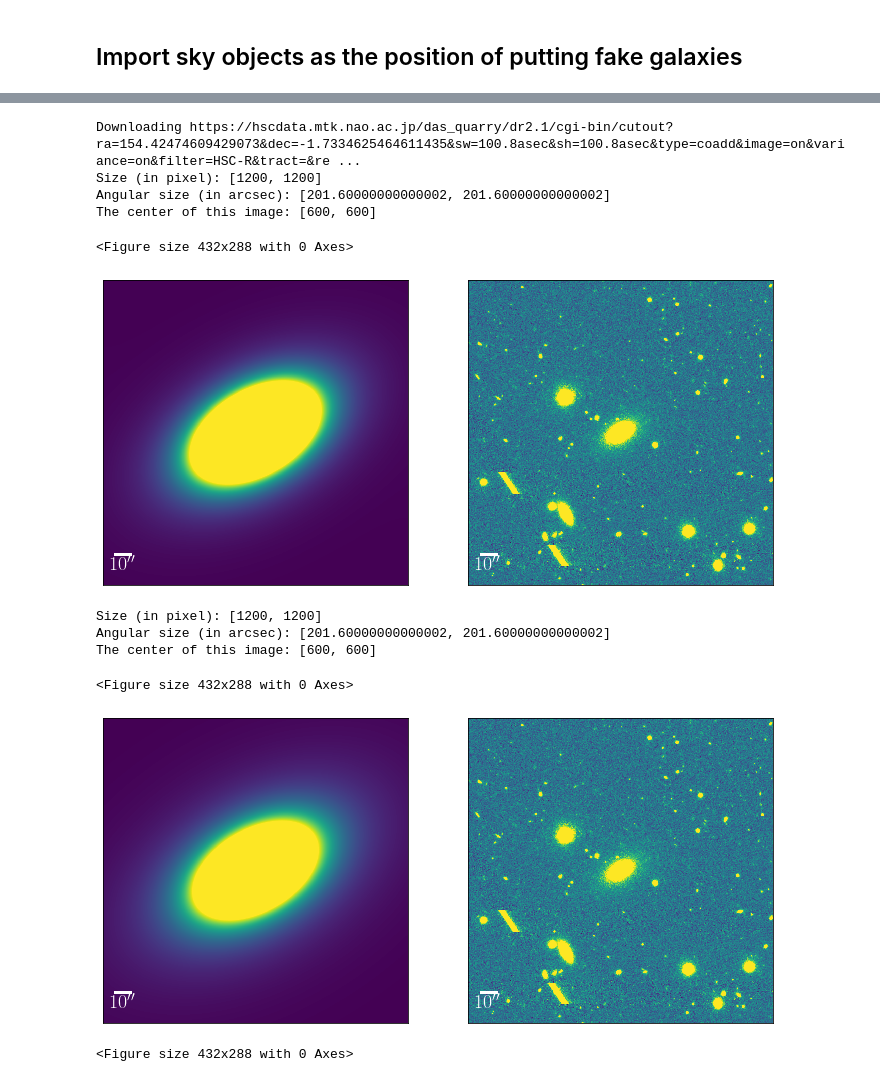
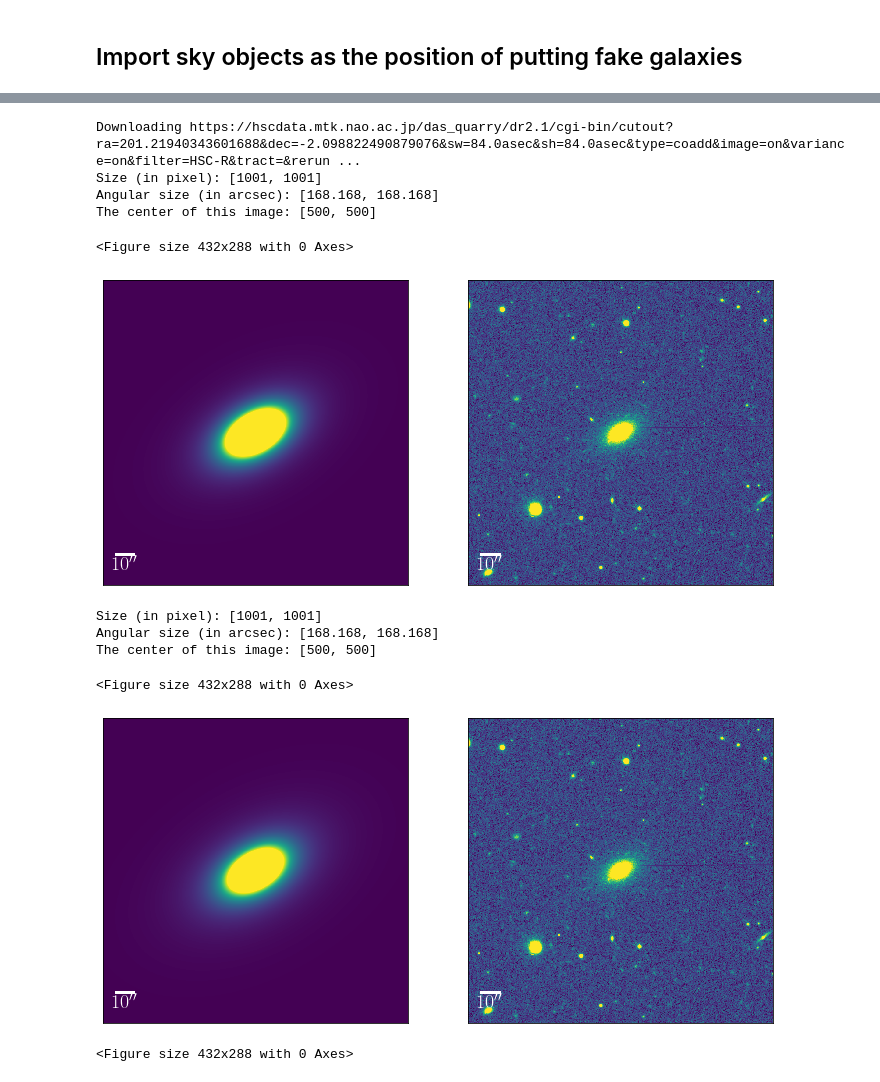
Before and after one commit to AstroJacobLi/slug, a Jupyter notebook: demo/HDF5-Generate-mock-image.ipynb, the cells around one changed output, grey strips where cells are left out. Saved outputs shown, nothing was run; the diff lists cells and outputs as text; code cells hidden in the pictures.

```diff
--- a/demo/HDF5-Generate-mock-image.ipynb
+++ b/demo/HDF5-Generate-mock-image.ipynb
@@ -81,7 +81,7 @@ ra_bkg = 211.883587054072
 dec_bkg = -0.6322683634602501
 size = 600 # pixel, half_size. The actual size will be 1200*1200.
 
-url = gen_url_s18a(ra_bkg, dec_bkg, size * HSC_pixel_scale, size * HSC_pixel_scale, 'r')[0]
+url = gen_url_s18a(ra_bkg, dec_bkg, size * HSC_pixel_scale, size * HSC_pixel_scale / np.cos(dec_bkg), 'r')[0]
 fits_data = fits.open(url, cache=False)
 # %% [output]
 Downloading https://hscdata.mtk.nao.ac.jp/das_quarry/dr2.1/cgi-bin/cutout?ra=211.883587054&dec=-0.63226836346&sw=100.8asec&sh=100.8asec&type=coadd&image=on&variance=on&filter=HSC-R&tract=&rerun=s18a_w ...
@@ -114,11 +114,11 @@ def h5_gen_mock_image(h5_path, pixel_scale, i_gal_flux, i_gal_rh, i_gal_q, i_ser
     field = f['background']['image'][:]
     w = wcs.WCS(f['background']['image_header'].value)
     cen = field.shape[0] / 2  # Central position of the image
-    print 'Size (in pixel):', [cen * 2, cen * 2]
+    print 'Size (in pixel):', [field.shape[0], field.shape[1]]
     print 'Angular size (in arcsec):', [
-        cen * 2 * pixel_scale, cen * 2 * pixel_scale
+        field.shape[0] * pixel_scale, field.shape[1] * pixel_scale
     ]
-    print 'The center of this image:', [cen, cen]
+    print 'The center of this image:', [field.shape[0] / 2, field.shape[1] / 2]
     # Define sersic galaxy
     gal = galsim.Sersic(i_sersic_index, half_light_radius=i_gal_rh, flux=i_gal_flux)
     # Shear the galaxy by some value.
@@ -131,7 +131,7 @@ def h5_gen_mock_image(h5_path, pixel_scale, i_gal_flux, i_gal_rh, i_gal_q, i_ser
     # Convolve galaxy with PSF
     final = galsim.Convolve([gal, psf])
     # Draw the image with a particular pixel scale.
-    image = final.drawImage(scale=pixel_scale, nx=2 * cen + 1, ny=2 * cen + 1)
+    image = final.drawImage(scale=pixel_scale, nx=field.shape[1], ny=field.shape[0])
 
     f['ModelImage'].create_dataset('n' + str(i_sersic_index), data=image.array)
 
@@ -231,16 +231,21 @@ pos_cat
 | 36416271788549827 | 31.605203892261514 | -5.987013904784761 | 8280 | 308 | False | False | False | False | ... |
 | 41201329212764786 | 210.53194391769293 | -0.7613919701952159 | 9368 | 304 | False | False | False | False | ... |
 # %%
-for obj in pos_cat[:3]:
+if not os.path.isdir('HDF5'):
+    os.mkdir('HDF5')
+path = './HDF5/'
+for obj in pos_cat[:5]:
     clear_output()
     i = obj.index
-    filename = 'MockGalaxy-'+ ("%03d" % i) + '.h5'
+    filename = path + 'MockGalaxy-'+ ("%03d" % i) + '.h5'
     if os.path.isfile(filename):
         os.remove(filename)
 
     # Download background image
-    size = 600 # pixel, half_size. The actual size will be 1200*1200.
-    url = gen_url_s18a(obj['i_ra'], obj['i_dec'], size * HSC_pixel_scale, size * HSC_pixel_scale, 'r')[0]
+    size = 500 # pixel, half_size. The actual size will be 1200*1200.
+    url = gen_url_s18a(obj['i_ra'], obj['i_dec'],
+                       size * HSC_pixel_scale,
+                       size * HSC_pixel_scale, 'r')[0]
     fits_data = fits.open(url, cache=False)
 
     # Construct HDF5 file
@@ -256,40 +261,40 @@ for obj in pos_cat[:3]:
     g1 = f.create_group('background')
     g1.create_dataset('primary_header', data=fits_data[0].header.tostring(), dtype=dt)
     g1.create_dataset('image', data=fits_data[1].data)
     g1.create_dataset('image_header', data=fits_data[1].header.tostring(), dtype=dt)
     g1.create_dataset('variance', data=fits_data[3].data)
     g1.create_dataset('variance_header', data=fits_data[3].header.tostring(), dtype=dt)
 
     g2 = f.create_group('ModelImage')
     g3 = f.create_group('MockImage')
 
     # Parameters of fake galaxy
     gal_flux = 3.e4  # total counts on the image
     gal_rh = 3.  # arcsec
     gal_q = 0.6  # b/a
     gal_beta = 30.  # degrees
     psf_beta = 5
     psf_rh = 0.7  # arcsec
 
     # Sersic index
     sersic_index = 4
     h5_gen_mock_image(filename, HSC_pixel_scale,
                    gal_flux, gal_rh, gal_q, sersic_index, gal_beta, psf_rh)
     # Sersic index
     sersic_index = 6
     h5_gen_mock_image(filename, HSC_pixel_scale,
                    gal_flux, gal_rh, gal_q, sersic_index, gal_beta, psf_rh)
     f.close()
 # %% [output]
-Downloading https://hscdata.mtk.nao.ac.jp/das_quarry/dr2.1/cgi-bin/cutout?ra=154.42474609429073&dec=-1.7334625464611435&sw=100.8asec&sh=100.8asec&type=coadd&image=on&variance=on&filter=HSC-R&tract=&re ...
-Size (in pixel): [1200, 1200]
-Angular size (in arcsec): [201.60000000000002, 201.60000000000002]
-The center of this image: [600, 600]
+Downloading https://hscdata.mtk.nao.ac.jp/das_quarry/dr2.1/cgi-bin/cutout?ra=201.21940343601688&dec=-2.098822490879076&sw=84.0asec&sh=84.0asec&type=coadd&image=on&variance=on&filter=HSC-R&tract=&rerun ...
+Size (in pixel): [1001, 1001]
+Angular size (in arcsec): [168.168, 168.168]
+The center of this image: [500, 500]
 <Figure size 432x288 with 0 Axes>
-[figure, old version]
+[figure, new version]
-Size (in pixel): [1200, 1200]
-Angular size (in arcsec): [201.60000000000002, 201.60000000000002]
-The center of this image: [600, 600]
+Size (in pixel): [1001, 1001]
+Angular size (in arcsec): [168.168, 168.168]
+The center of this image: [500, 500]
 <Figure size 432x288 with 0 Axes>
-[figure, old version]
+[figure, new version]
 <Figure size 432x288 with 0 Axes>
```
Also changed, not shown: parts of 1 cell of this notebook, 1 other file.
